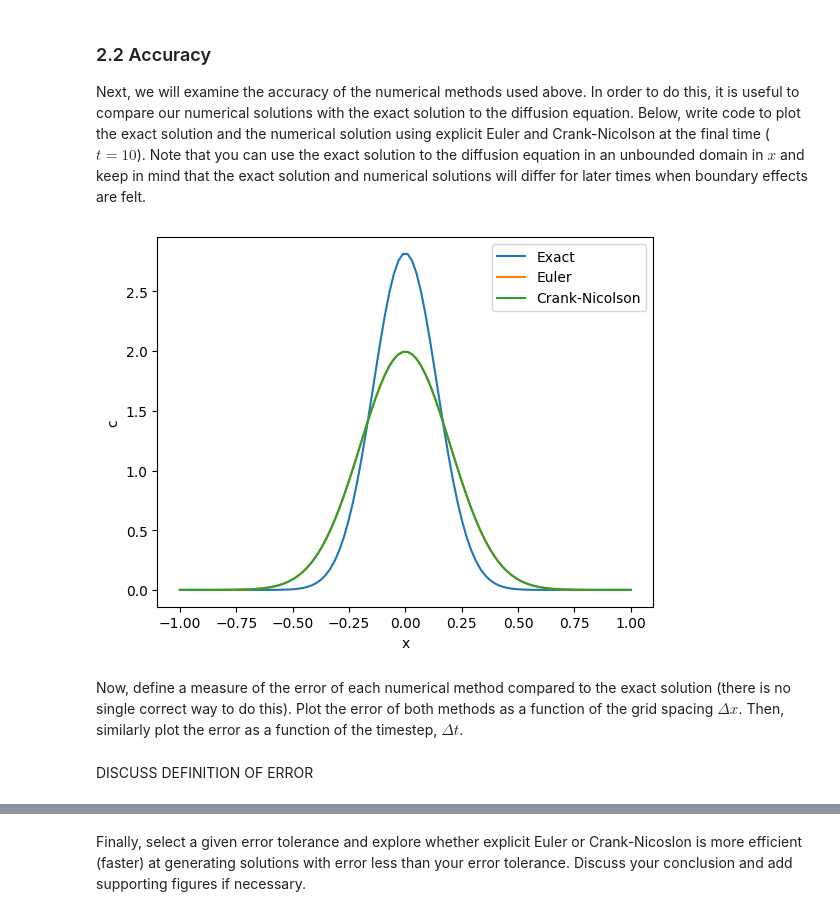
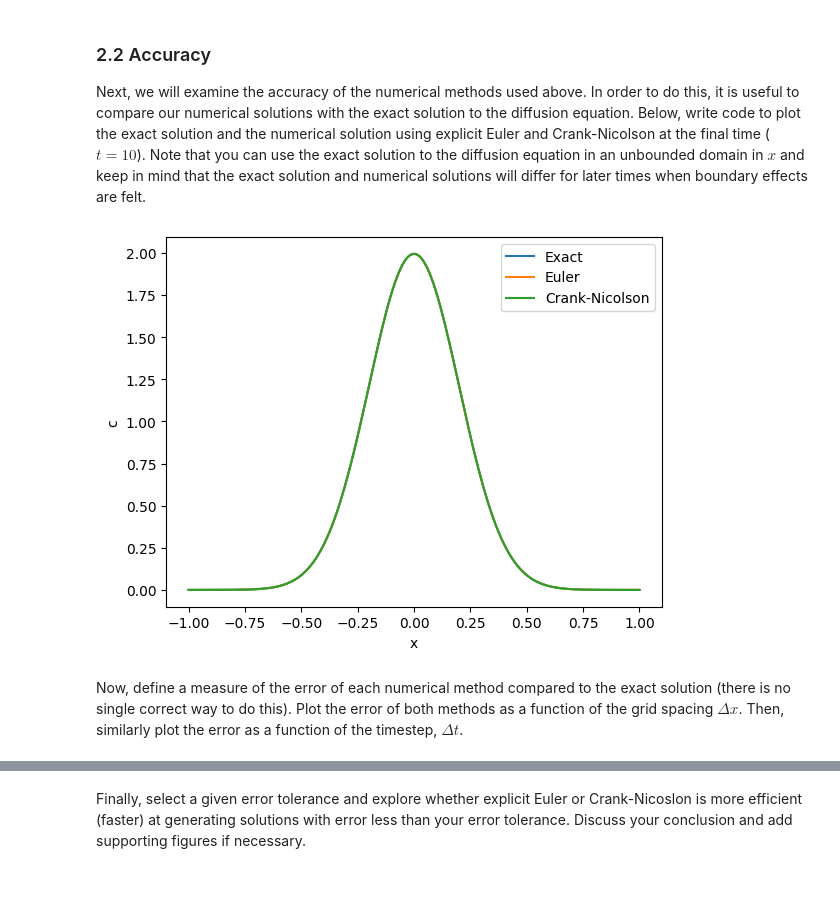
Before and after one commit to Feesh5/QCES, a Jupyter notebook: Project1_numerical_methods.ipynb, the cells around one changed output, grey strips where cells are left out. Saved outputs shown, nothing was run; the diff lists cells and outputs as text; code cells hidden in the pictures; blank space fills up the shorter version.

```diff
--- a/Project1_numerical_methods.ipynb
+++ b/Project1_numerical_methods.ipynb
@@ -130,7 +130,7 @@ Nt = 1000  # number of timesteps
 # Size of the physical domain
 x_start = -1
 x_end = 1
-Nx = 100
+Nx = 200
 
 t = np.linspace(t_start, t_end, Nt)  # Create a vector of times
 x = np.linspace(x_start, x_end, Nx)  # Create a vector for x
@@ -193,20 +193,18 @@ Next, we will examine the accuracy of the numerical methods used above. In order
 # %%
 # Add code to plot exact and numerical solutions
 
 def diff_exact(x, kappa, t):
     return (4*np.pi*kappa*t)**(-0.5)*np.exp(-x**2 / (4*kappa*t))
 
 
-plt.plot(x, diff_exact(x, kappa, t_end), label='Exact')
+plt.plot(x, diff_exact(x, kappa, 20), label='Exact') #taking t=20 as then all methods will be evaluated at the same t
 plt.plot(x, c_EE[:, -1], label='Euler')
 plt.plot(x, c_CN[:, -1], label='Crank-Nicolson')
 plt.xlabel('x')
 plt.ylabel('c')
 plt.legend()
 plt.show()
 # %% [output]
-[figure, old version]
+[figure, new version]
 # %% [markdown]
 Now, define a measure of the error of each numerical method compared to the exact solution (there is no single correct way to do this). Plot the error of both methods as a function of the grid spacing $\Delta x$. Then, similarly plot the error as a function of the timestep, $\Delta t$.
-# %% [markdown]
-DISCUSS DEFINITION OF ERROR
```
Also changed, not shown: parts of 9 cells of this notebook.
